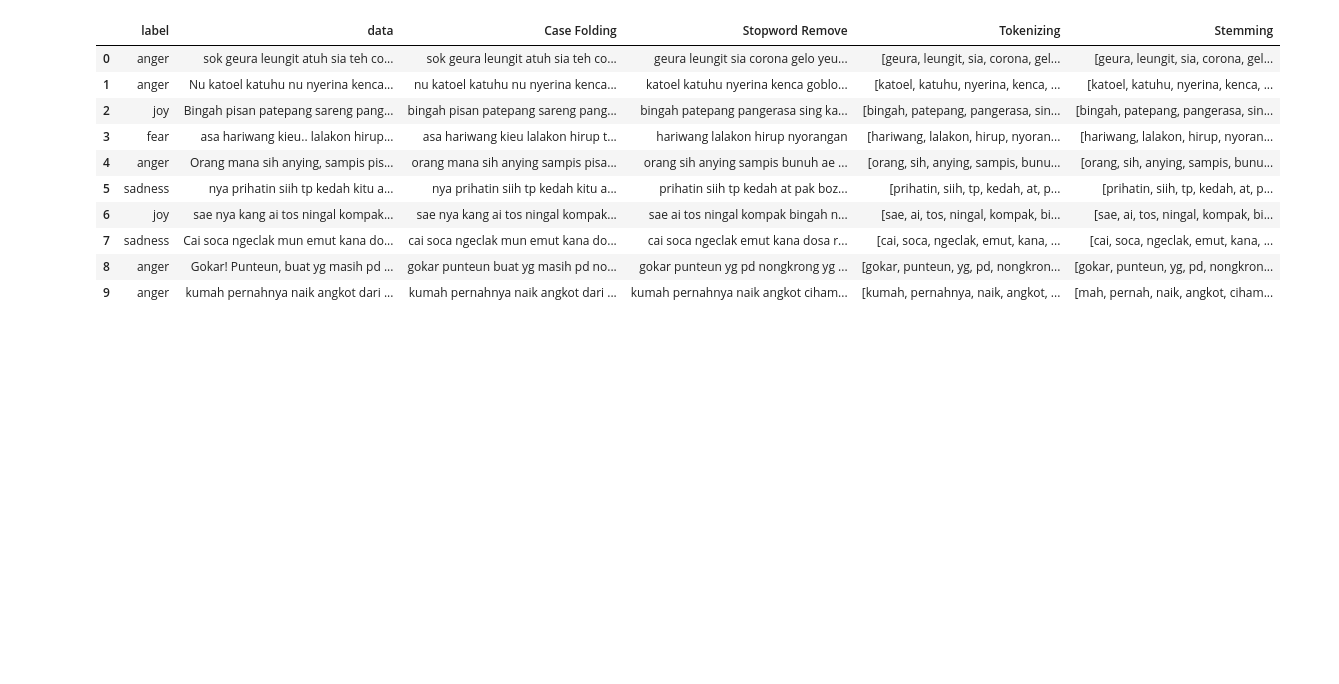
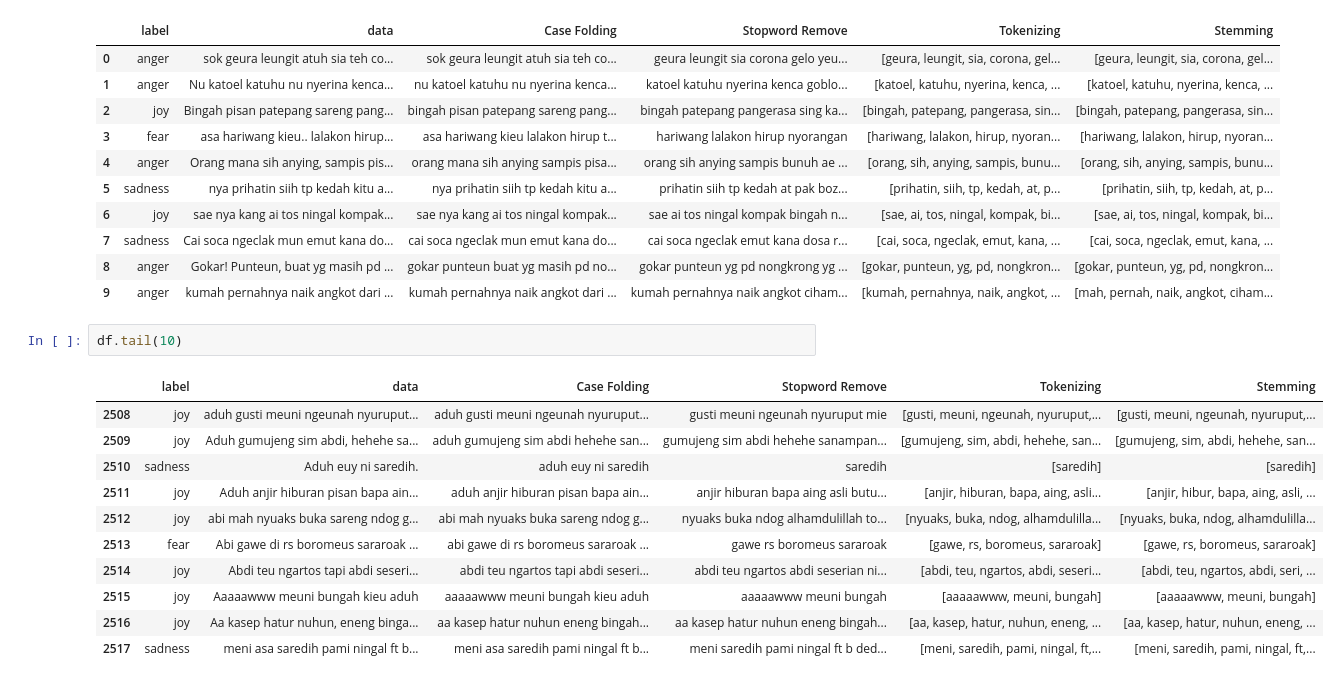
Before and after one commit to nixfield/google-colab, a Jupyter notebook: klasifikasi_emosi.ipynb, the cells around one changed output. Drawn from its saved outputs; the diff is of its cells as text; blank space fills up the shorter version.

```diff
--- a/klasifikasi_emosi.ipynb
+++ b/klasifikasi_emosi.ipynb
@@ -154,3 +154,17 @@ df.head(10)
 | 7 | sadness | Cai soca ngeclak mun emut kana do... | cai soca ngeclak mun emut kana do... | cai soca ngeclak emut kana dosa r... | [cai, soca, ngeclak, emut, kana, ... | [cai, soca, ngeclak, emut, kana, ... |
 | 8 | anger | Gokar! Punteun, buat yg masih pd ... | gokar punteun buat yg masih pd no... | gokar punteun yg pd nongkrong yg ... | [gokar, punteun, yg, pd, nongkron... | [gokar, punteun, yg, pd, nongkron... |
 | 9 | anger | kumah pernahnya naik angkot dari ... | kumah pernahnya naik angkot dari ... | kumah pernahnya naik angkot ciham... | [kumah, pernahnya, naik, angkot, ... | [mah, pernah, naik, angkot, ciham... |
+# %%
+df.tail(10)
+# %% [output]
+|  | label | data | Case Folding | Stopword Remove | Tokenizing | Stemming |
+| 2508 | joy | aduh gusti meuni ngeunah nyuruput... | aduh gusti meuni ngeunah nyuruput... | gusti meuni ngeunah nyuruput mie | [gusti, meuni, ngeunah, nyuruput,... | [gusti, meuni, ngeunah, nyuruput,... |
+| 2509 | joy | Aduh gumujeng sim abdi, hehehe sa... | aduh gumujeng sim abdi hehehe san... | gumujeng sim abdi hehehe sanampan... | [gumujeng, sim, abdi, hehehe, san... | [gumujeng, sim, abdi, hehehe, san... |
+| 2510 | sadness | Aduh euy ni saredih. | aduh euy ni saredih | saredih | [saredih] | [saredih] |
+| 2511 | joy | Aduh anjir hiburan pisan bapa ain... | aduh anjir hiburan pisan bapa ain... | anjir hiburan bapa aing asli butu... | [anjir, hiburan, bapa, aing, asli... | [anjir, hibur, bapa, aing, asli, ... |
+| 2512 | joy | abi mah nyuaks buka sareng ndog g... | abi mah nyuaks buka sareng ndog g... | nyuaks buka ndog alhamdulillah to... | [nyuaks, buka, ndog, alhamdulilla... | [nyuaks, buka, ndog, alhamdulilla... |
+| 2513 | fear | Abi gawe di rs boromeus sararoak ... | abi gawe di rs boromeus sararoak ... | gawe rs boromeus sararoak | [gawe, rs, boromeus, sararoak] | [gawe, rs, boromeus, sararoak] |
+| 2514 | joy | Abdi teu ngartos tapi abdi seseri... | abdi teu ngartos tapi abdi seseri... | abdi teu ngartos abdi seserian ni... | [abdi, teu, ngartos, abdi, seseri... | [abdi, teu, ngartos, abdi, seri, ... |
+| 2515 | joy | Aaaaawww meuni bungah kieu aduh | aaaaawww meuni bungah kieu aduh | aaaaawww meuni bungah | [aaaaawww, meuni, bungah] | [aaaaawww, meuni, bungah] |
+| 2516 | joy | Aa kasep hatur nuhun, eneng binga... | aa kasep hatur nuhun eneng bingah... | aa kasep hatur nuhun eneng bingah... | [aa, kasep, hatur, nuhun, eneng, ... | [aa, kasep, hatur, nuhun, eneng, ... |
+| 2517 | sadness | meni asa saredih pami ningal ft b... | meni asa saredih pami ningal ft b... | meni saredih pami ningal ft b ded... | [meni, saredih, pami, ningal, ft,... | [meni, saredih, pami, ningal, ft,... |
```
